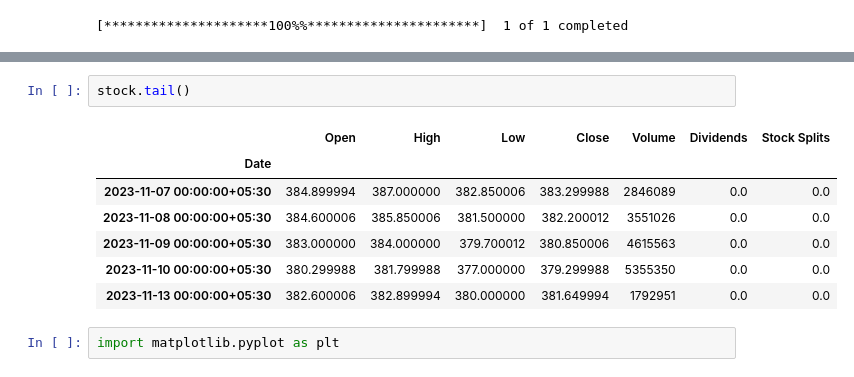
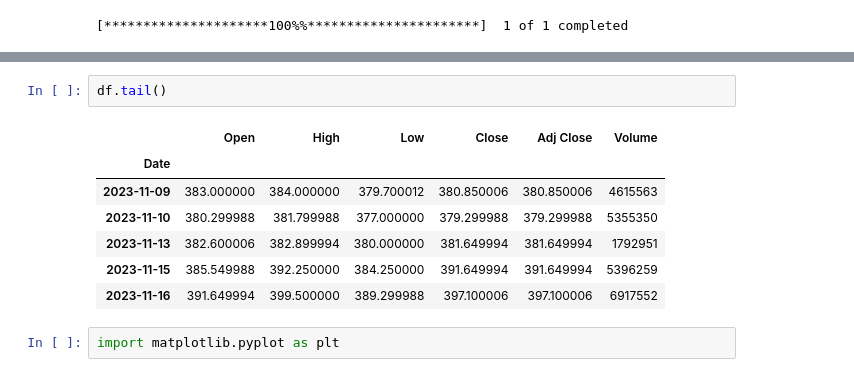
Before and after one commit to yashotari/Projects, a Jupyter notebook: Algorithmic Trading/Algorithmic Trading.ipynb, the cells around one changed output, grey strips where cells are left out. Cells and saved outputs as stored; diff of their text form.

```diff
--- a/Algorithmic Trading/Algorithmic Trading.ipynb
+++ b/Algorithmic Trading/Algorithmic Trading.ipynb
@@ -17,13 +17,13 @@ stock.head()
 # %%
-stock.tail()
+df.tail()
 # %% [output]
-|  | Open | High | Low | Close | Volume | Dividends | Stock Splits |
-| Date |  |  |  |  |  |  |  |
-| 2023-11-07 00:00:00+05:30 | 384.899994 | 387.000000 | 382.850006 | 383.299988 | 2846089 | 0.0 | 0.0 |
-| 2023-11-08 00:00:00+05:30 | 384.600006 | 385.850006 | 381.500000 | 382.200012 | 3551026 | 0.0 | 0.0 |
-| 2023-11-09 00:00:00+05:30 | 383.000000 | 384.000000 | 379.700012 | 380.850006 | 4615563 | 0.0 | 0.0 |
-| 2023-11-10 00:00:00+05:30 | 380.299988 | 381.799988 | 377.000000 | 379.299988 | 5355350 | 0.0 | 0.0 |
-| 2023-11-13 00:00:00+05:30 | 382.600006 | 382.899994 | 380.000000 | 381.649994 | 1792951 | 0.0 | 0.0 |
+|  | Open | High | Low | Close | Adj Close | Volume |
+| Date |  |  |  |  |  |  |
+| 2023-11-09 | 383.000000 | 384.000000 | 379.700012 | 380.850006 | 380.850006 | 4615563 |
+| 2023-11-10 | 380.299988 | 381.799988 | 377.000000 | 379.299988 | 379.299988 | 5355350 |
+| 2023-11-13 | 382.600006 | 382.899994 | 380.000000 | 381.649994 | 381.649994 | 1792951 |
+| 2023-11-15 | 385.549988 | 392.250000 | 384.250000 | 391.649994 | 391.649994 | 5396259 |
+| 2023-11-16 | 391.649994 | 399.500000 | 389.299988 | 397.100006 | 397.100006 | 6917552 |
 # %%
 import matplotlib.pyplot as plt
 # %% [markdown]
```
Also changed, not shown: parts of 8 cells of this notebook.
